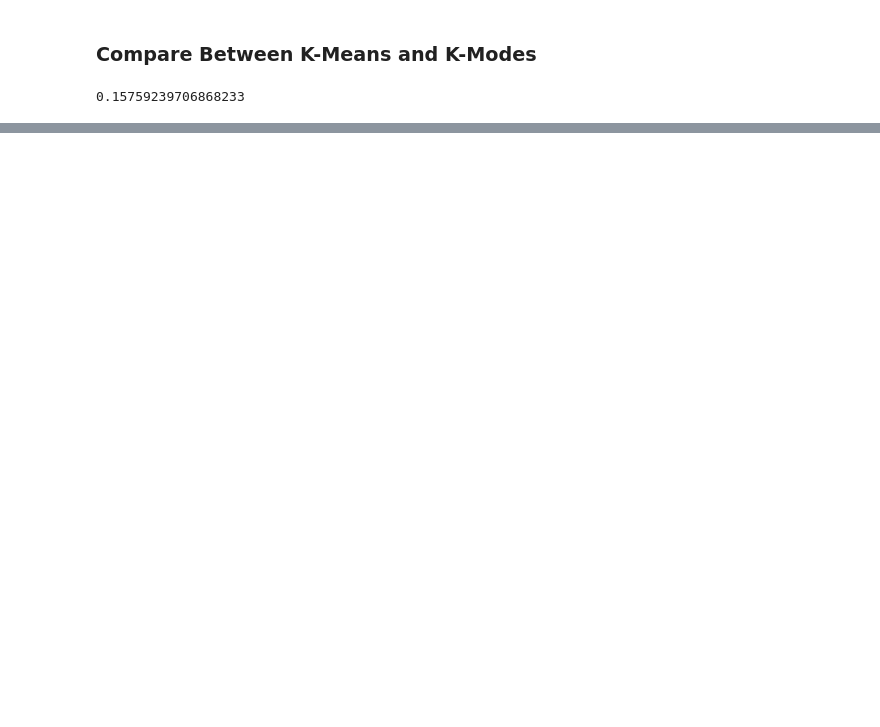
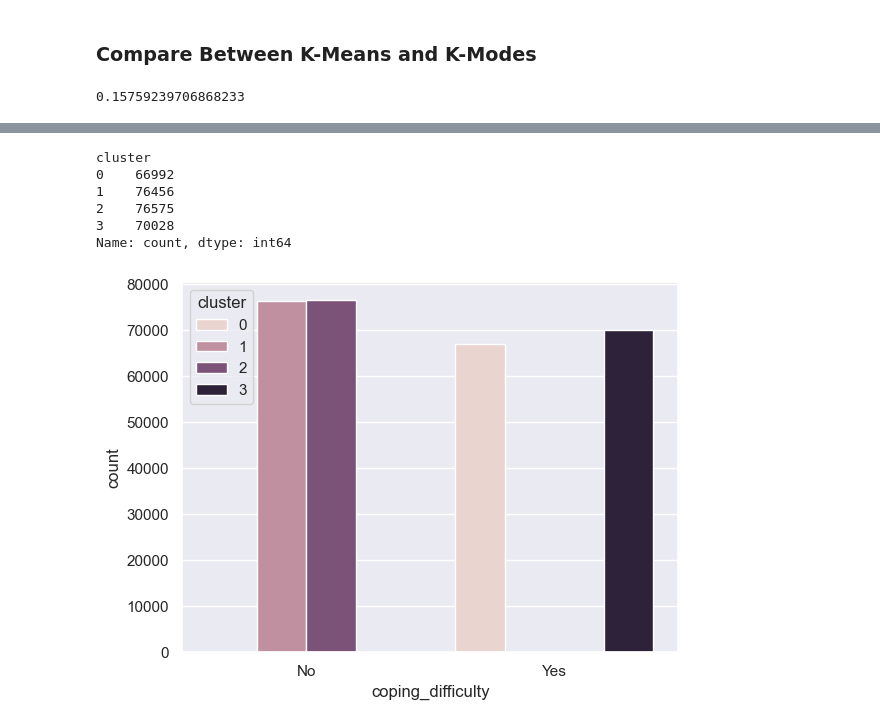
Before and after one commit to OmarAymanZaid/MentalHealth_RiskAssessment, a Jupyter notebook: notebooks/4_DataModeling.ipynb, the cells around one changed output, grey strips where cells are left out. Drawn from its saved outputs; the diff is of its cells as text; code cells hidden in the pictures; blank space fills up the shorter version.

Commit message:
DataModeling: Begin cluster analysis.

```diff
--- a/notebooks/4_DataModeling.ipynb
+++ b/notebooks/4_DataModeling.ipynb
@@ -423,0 +427,2 @@ ari_kmeans_kmodes
+# %%
+df_analysis = df_kmeans_no_flag.copy()
@@ -423,0 +438,18 @@ ari_kmeans_kmodes
+# %%
+df_analysis['cluster'].value_counts().sort_index()
+# %% [output]
+cluster
+0    66992
+1    76456
+2    76575
+3    70028
+Name: count, dtype: int64
+# %%
+sns.countplot(
+    data=df_analysis,
+    x='coping_difficulty',
+    hue='cluster'
+)
+plt.show()
+# %% [output]
+[figure, added]
```
Also changed, not shown: parts of 3 cells of this notebook.
